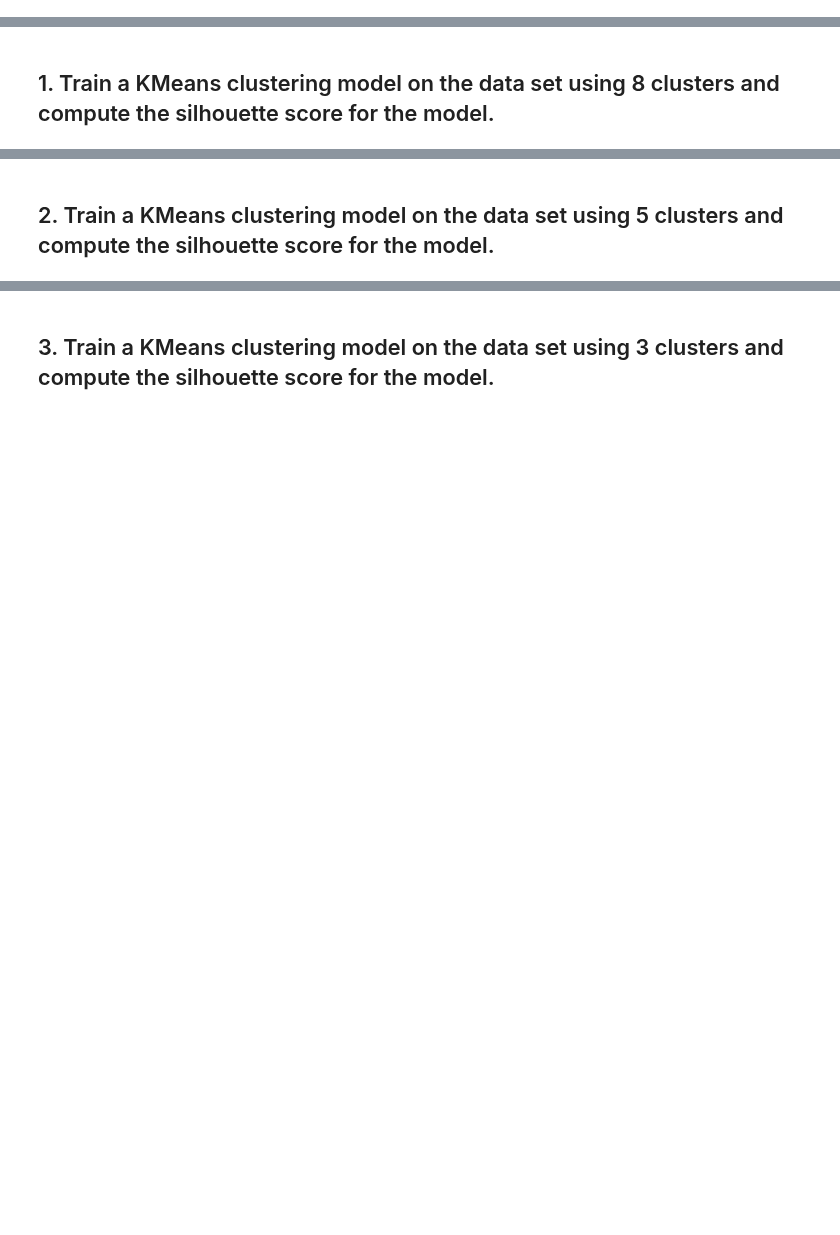
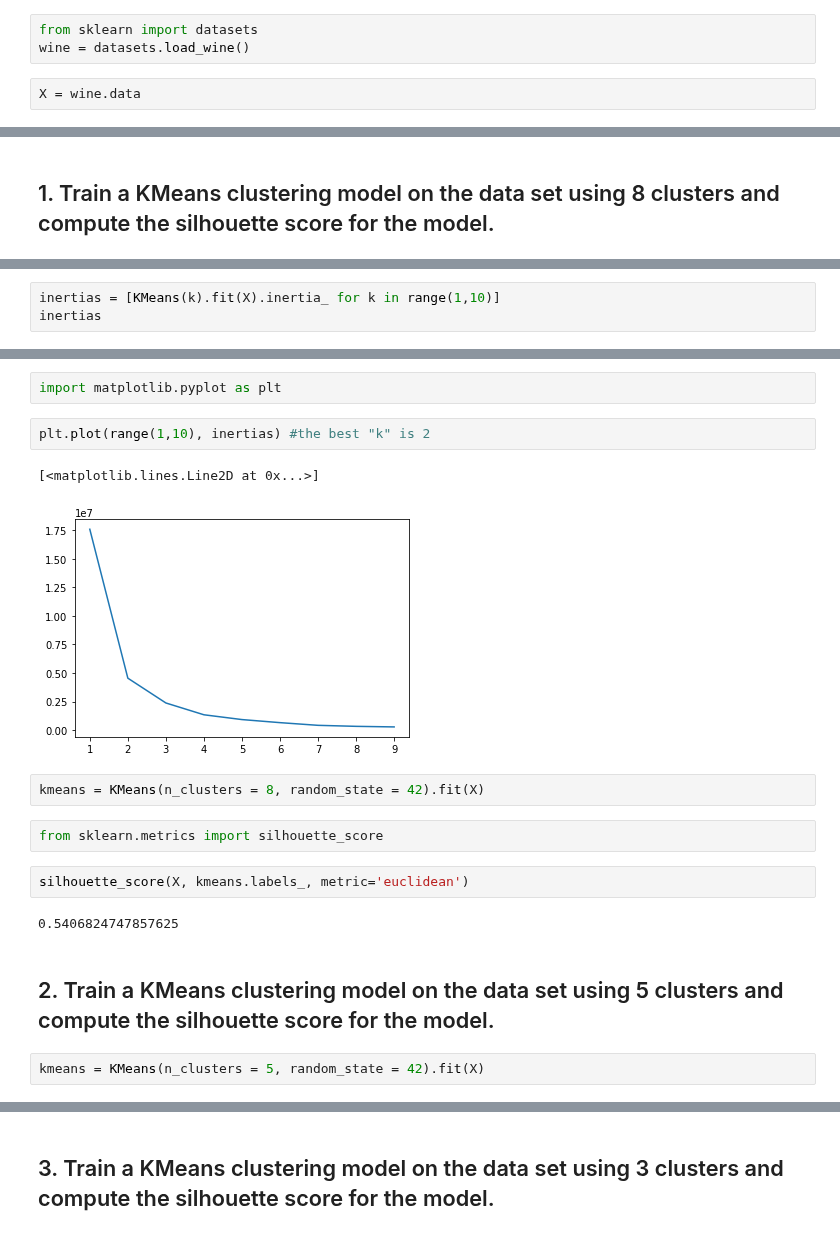
Before and after one commit to ta-datapt-bcn/lab_evaluation, a Jupyter notebook: lab-unsupervised-learning-evaluation/your-code/main.ipynb, the cells around one changed output, grey strips where cells are left out. Drawn from its saved outputs; the diff is of its cells as text; blank space fills up the shorter version.

```diff
--- a/lab-unsupervised-learning-evaluation/your-code/main.ipynb
+++ b/lab-unsupervised-learning-evaluation/your-code/main.ipynb
@@ -10,3 +10,8 @@ import warnings
 warnings.filterwarnings("ignore", category=RuntimeWarning)
 # %% [markdown]
 Load the wine dataset using sklearn and get the datasets X and y containing the target and the rest of the variables
+# %%
+from sklearn import datasets
+wine = datasets.load_wine()
+# %%
+X = wine.data
@@ -14,0 +24,3 @@ Load the wine dataset using sklearn and get the datasets X and y containing the
+# %%
+inertias = [KMeans(k).fit(X).inertia_ for k in range(1,10)]
+inertias
@@ -15,2 +37,19 @@ Load the wine dataset using sklearn and get the datasets X and y containing the
+# %%
+import matplotlib.pyplot as plt
+# %%
+plt.plot(range(1,10), inertias) #the best "k" is 2
+# %% [output]
+[<matplotlib.lines.Line2D at 0x...>]
+[figure, added]
+# %%
+kmeans = KMeans(n_clusters = 8, random_state = 42).fit(X)
+# %%
+from sklearn.metrics import silhouette_score
+# %%
+silhouette_score(X, kmeans.labels_, metric='euclidean')
+# %% [output]
+0.5406824747857625
 # %% [markdown]
 ## 2. Train a KMeans clustering model on the data set using 5 clusters and compute the silhouette score for the model.
+# %%
+kmeans = KMeans(n_clusters = 5, random_state = 42).fit(X)
```
Also changed, not shown: parts of 40 cells of this notebook, 1 other file.
